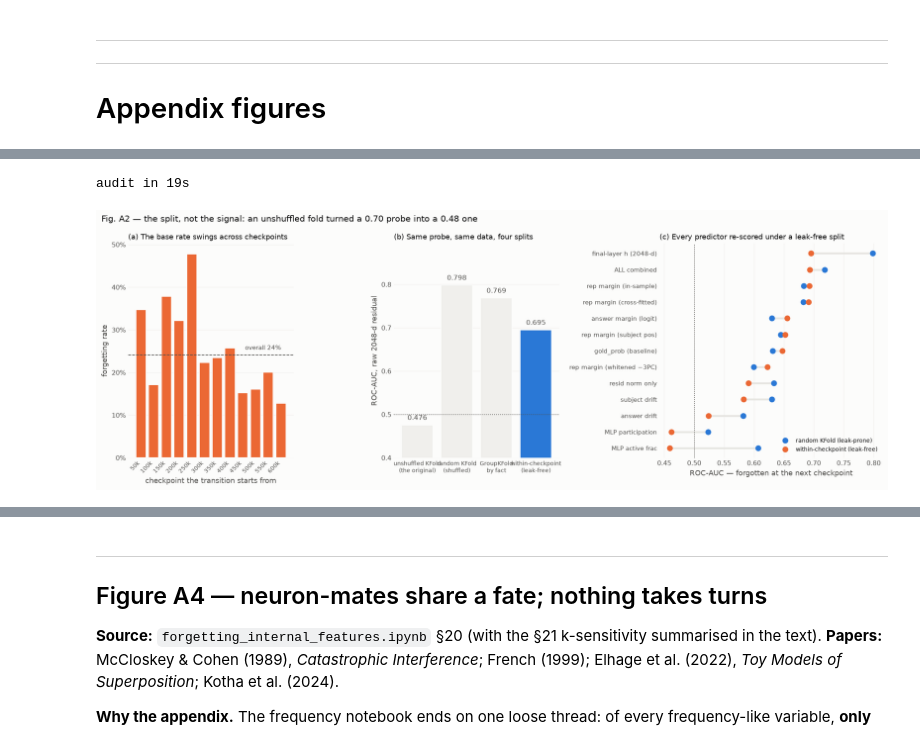
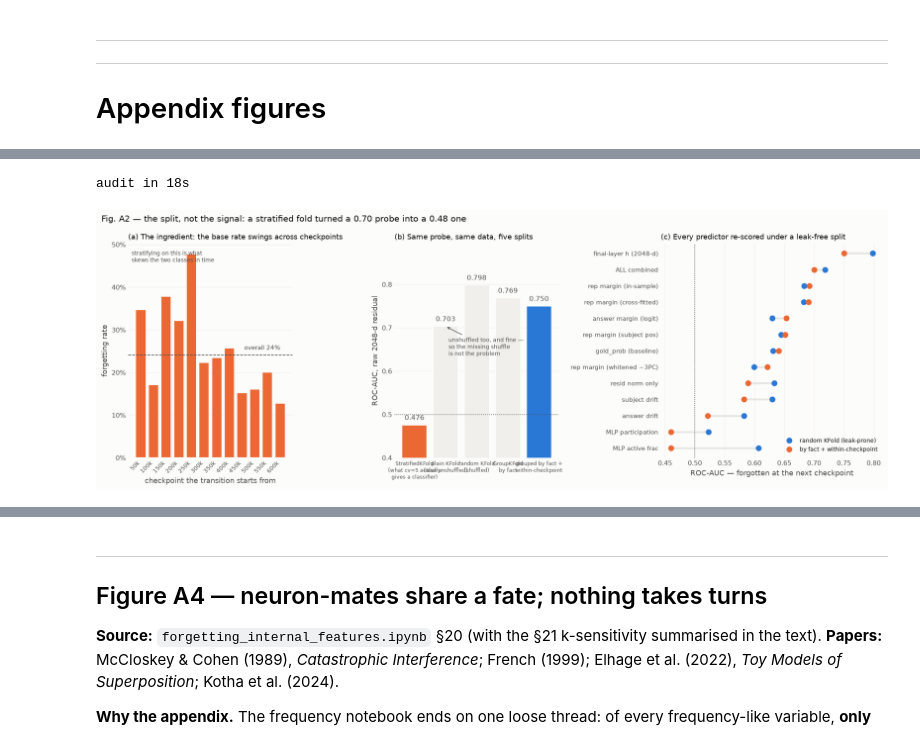
Before and after one commit to OvadiaOmer3/NLPFinalProject, a Jupyter notebook: paper_figures.ipynb, the cells around one changed output, grey strips where cells are left out. Saved outputs shown, nothing was run; the diff lists cells and outputs as text; code cells hidden in the pictures.

```diff
--- a/paper_figures.ipynb
+++ b/paper_figures.ipynb
@@ -279,10 +354,9 @@ NEU_DIR = Path("data/artifacts/expermints/15shot_trajectory_top10_internal_with_
 _meta = json.loads((NEU_DIR / f"internal/neurons_step{steps[-1]}_meta.json").read_text())
 K_NEU, n_mlp, MISSING = _meta["k"], _meta["n_layers"], _meta["missing_sentinel"]
 N_INTER = 5632                      # LMEnt-1B intermediate_size
-MID = slice(8, 14)                  # the mid-stack band Fig. 1 localised the failure to
+MID = slice(8, 14)                  # the mid-stack band Fig. 1 localised the failure to.
+
 xlayer = np.arange(n_mlp)
-# NB: Fig. 1 indexes the 19 *layer boundaries* of the logit lens; the dump indexes the 18 MLP
-# layers.  MLP layer l writes into boundary l+1, so Fig. 1's boundary-12 peak is MLP layer 11.
 
 _nids = np.load(NEU_DIR / f"internal/neurons_step{steps[-1]}_ids.npy", allow_pickle=True)
 NROW = pd.Index(_nids).get_indexer(ids)                 # dump row -> panel row
@@ -333,7 +407,8 @@ def neuron_summaries(pos):
         o["L1"][:, t] = tot
         for l in range(n_mlp):                     # population share of each top-k neuron
             popc = np.bincount(I[:, l, :].ravel(), minlength=N_INTER).astype(np.float32)
-            o["GEN"][:, t, l] = popc[I[:, l, :]].mean(-1) / n
+            # share of the OTHER facts: drop this fact's own contribution, as documented
+            o["GEN"][:, t, l] = ((popc[I[:, l, :]] - 1.0) / (n - 1.0)).mean(-1)
         if prev is not None:
             _, cos = _pair(I, V, prev[0], prev[1], K_NEU)
             inter, _ = _pair(I, V, prev[0], prev[1], 32)
@@ -1017,7 +1344,12 @@ def four_schemes(Xc):
     a = roc_auc_score(NW_Y, _score(Xc, 5))                                    # the original
     b = roc_auc_score(NW_Y, _score(Xc, KFold(5, shuffle=True, random_state=0)))
     c = roc_auc_score(NW_Y, _score(Xc, GroupKFold(5), NW_G))
-    p = _score(Xc, LeaveOneGroupOut(), NW_TT)
+    # BOTH controls at once.  Leave-one-checkpoint-out was the previous "leak-free" scheme, but
+    # holding out a checkpoint does not hold out a FACT: ~97% of the held-out rows have their own
+    # fact present in the training checkpoints, so fact identity leaks straight through it.
+    # Grouping by fact removes that; scoring inside each checkpoint removes the base-rate/clock
+    # confound.  Neither alone is enough, and this column is the only honest number here.
+    p = _score(Xc, GroupKFold(5), NW_G)
     w = np.nanmean([roc_auc_score(NW_Y[NW_TT == t], p[NW_TT == t])
                     for t in range(n_t - 1) if 0 < NW_Y[NW_TT == t].mean() < 1])
     return a, b, c, w
@@ -1026,6 +1358,20 @@ _t0 = time.time()
 AUDIT = {k: four_schemes(NW_X[:, [i]]) for i, k in enumerate(NW_FEATS)}
 AUDIT["ALL combined"] = four_schemes(NW_X)
 AUDIT["final-layer h (2048-d)"] = four_schemes(NW_H)
+
+# The control that isolates WHICH property of the original split does the damage.  `cv=5` with a
+# classifier is StratifiedKFold(shuffle=False), not KFold -- the original scheme was unshuffled
+# AND stratified, and only one of the two is responsible.
+KF_PLAIN = roc_auc_score(NW_Y, _score(NW_H, KFold(5, shuffle=False)))
+
+def fold_time_skew(cvv):
+    """Per test fold: mean checkpoint of the forgotten rows minus that of the survivors.  Non-zero
+    means the two classes are drawn from different points in training, so anything that can read
+    the checkpoint off the residual learns a sign on the training folds that reverses on the test
+    fold -- which is how an AUC lands *below* chance rather than at it."""
+    return np.array([NW_TT[te][NW_Y[te] == 1].mean() - NW_TT[te][NW_Y[te] == 0].mean()
+                     for _, te in cvv.split(NW_X, NW_Y)])
+SKEW_STRAT, SKEW_PLAIN = fold_time_skew(StratifiedKFold(5)), fold_time_skew(KFold(5))
 print(f"audit in {time.time() - _t0:.0f}s")
 
 rate_by_ckpt = np.array([TR_FORGET[TR_T == t].mean() for t in range(n_t - 1)])
@@ -1040,53 +1386,75 @@ axA.set_xticks(range(n_t - 1), [f"{STEPS[t]//1000}k" for t in range(n_t - 1)],
 axA.yaxis.set_major_formatter(PCT)
 axA.set_xlabel("checkpoint the transition starts from")
 axA.set_ylabel("forgetting rate")
-axA.set_title("(a) The base rate swings across checkpoints", loc="left", fontsize=10)
+axA.set_title("(a) The ingredient: the base rate swings across checkpoints",
+              loc="left", fontsize=10)
+axA.text(0.02, 0.97, "stratifying on this is what\nskews the two classes in time",
+         transform=axA.transAxes, fontsize=7.5, color=INK2, va="top")
 
-schemes = ["unshuffled KFold\n(the original)", "random KFold\n(shuffled)",
-           "GroupKFold\nby fact", "within-checkpoint\n(leak-free)"]
-vals = AUDIT["final-layer h (2048-d)"]
-axB.bar(range(4), vals, color=[NEUTRAL, NEUTRAL, NEUTRAL, BLUE], edgecolor=SURF, linewidth=1.2)
+_a, _b, _c, _w = AUDIT["final-layer h (2048-d)"]
+schemes = ["StratifiedKFold\n(what cv=5 actually\ngives a classifier)",
+           "plain KFold\n(also unshuffled)", "random KFold\n(shuffled)",
+           "GroupKFold\nby fact", "grouped by fact +\nwithin-checkpoint"]
+vals = [_a, KF_PLAIN, _b, _c, _w]
+axB.bar(range(5), vals, color=[ORANGE, NEUTRAL, NEUTRAL, NEUTRAL, BLUE],
+        edgecolor=SURF, linewidth=1.2)
 axB.axhline(0.5, color=INK2, ls=":", lw=1)
 for i, v in enumerate(vals):
     axB.text(i, v + .012, f"{v:.3f}", ha="center", fontsize=9.5, color=INK2)
-axB.set_xticks(range(4), schemes, fontsize=8)
+axB.annotate("unshuffled too, and fine —\nso the missing shuffle\nis not the problem",
+             (1, KF_PLAIN), xytext=(4, -40), textcoords="offset points", ha="left",
+             fontsize=7.5, color=INK2,
+             arrowprops=dict(arrowstyle="->", color=INK2, lw=.9))
+axB.set_xticks(range(5), schemes, fontsize=7)
 axB.set_ylim(0.4, max(vals) * 1.12)
 axB.set_ylabel("ROC-AUC, raw 2048-d residual")
-axB.set_title("(b) Same probe, same data, four splits", loc="left", fontsize=10)
+axB.set_title("(b) Same probe, same data, five splits", loc="left", fontsize=10)
 
 order = sorted(AUDIT, key=lambda k: AUDIT[k][3])
 for i, k in enumerate(order):
     lo_, hi_ = AUDIT[k][1], AUDIT[k][3]
     axC.plot([lo_, hi_], [i, i], color=GRID, lw=2.5, zorder=1, solid_capstyle="round")
     axC.plot(lo_, i, "o", color=BLUE, ms=7, zorder=2,
              label="random KFold (leak-prone)" if i == 0 else None)
     axC.plot(hi_, i, "o", color=ORANGE, ms=7, zorder=3,
-             label="within-checkpoint (leak-free)" if i == 0 else None)
+             label="by fact + within-checkpoint" if i == 0 else None)
 axC.axvline(0.5, color=INK2, ls=":", lw=1)
 axC.set_yticks(range(len(order)), order, fontsize=8.5)
 axC.set_xlabel("ROC-AUC — forgotten at the next checkpoint")
 axC.set_title("(c) Every predictor re-scored under a leak-free split", loc="left", fontsize=10)
 axC.legend(loc="lower right", fontsize=8)
 
 clean(axA); clean(axB); clean(axC, axis="x")
-fig.suptitle("Fig. A2 — the split, not the signal: an unshuffled fold turned a 0.70 probe into "
+fig.suptitle("Fig. A2 — the split, not the signal: a stratified fold turned a 0.70 probe into "
              "a 0.48 one", x=0.01, ha="left", fontsize=11.5)
 fig.tight_layout(); plt.show()
 
 _mi, _mx = rep_margin[TR_T, TR_FACT], rep_margin_xf[TR_T, TR_FACT]
 _ok = np.isfinite(_mi) & np.isfinite(_mx)
 print(f"rows sorted by checkpoint? {bool(np.all(np.diff(TR_T) >= 0))} "
-      f"-> unshuffled KFold splits by training time")
+      f"-> any unshuffled split cuts along training time")
+print(f"cv=5 on a classifier resolves to "
+      f"{type(check_cv(5, NW_Y, classifier=True)).__name__}(shuffle=False), NOT KFold")
+print(f"  2048-d probe, StratifiedKFold(5) {AUDIT['final-layer h (2048-d)'][0]:.3f}"
+      f"  vs plain KFold(5) {KF_PLAIN:.3f}   <- the missing shuffle is not what breaks it")
+print("  per-fold mean-checkpoint skew, forgotten minus survivors:")
+print("    StratifiedKFold :", " ".join(f"{v:+5.2f}" for v in SKEW_STRAT))
+print("    plain KFold     :", " ".join(f"{v:+5.2f}" for v in SKEW_PLAIN))
+print("  and the checkpoint composition of each StratifiedKFold test fold:")
+for _f, (_, _te) in enumerate(StratifiedKFold(5).split(NW_X, NW_Y)):
+    _c = NW_TT[_te]
+    print(f"    fold {_f}: mean t={_c.mean():5.2f}  range {_c.min()}-{_c.max()}  "
+          f"largest single-checkpoint share {np.bincount(_c).max() / _c.size:.1%}")
 print(f"rep_margin in-sample vs cross-fitted: r = {np.corrcoef(_mi[_ok], _mx[_ok])[0,1]:.4f}\n")
 print(f"{'feature':30s} {'orig KFold':>11s} {'randCV':>8s} {'groupCV':>8s} {'within-ckpt':>12s}")
 for k, v in sorted(AUDIT.items(), key=lambda kv: -kv[1][3]):
     print(f"{k:30s} {v[0]:11.3f} {v[1]:8.3f} {v[2]:8.3f} {v[3]:12.3f}")
 
 # why the MLP columns collapse: they are a clock, and random folds read the checkpoint off them
 _af = np.array([np.nanmean(np.nanmean(act_ans, 2)[t][scoreable]) for t in range(n_t)])
 print(f"\nmean MLP active fraction {_af[0]:.3f} @50k -> {_af[-1]:.3f} @658k;  "
       f"corr with training step = {np.corrcoef(_af, STEPS)[0, 1]:+.3f}, "
       f"with recall = {np.corrcoef(_af, h_correct[scoreable].mean(0))[0, 1]:+.3f}")
 # %% [output]
-audit in 19s
+audit in 18s
-[figure, old version]
+[figure, new version]
```
Also changed, not shown: parts of 40 cells of this notebook.
